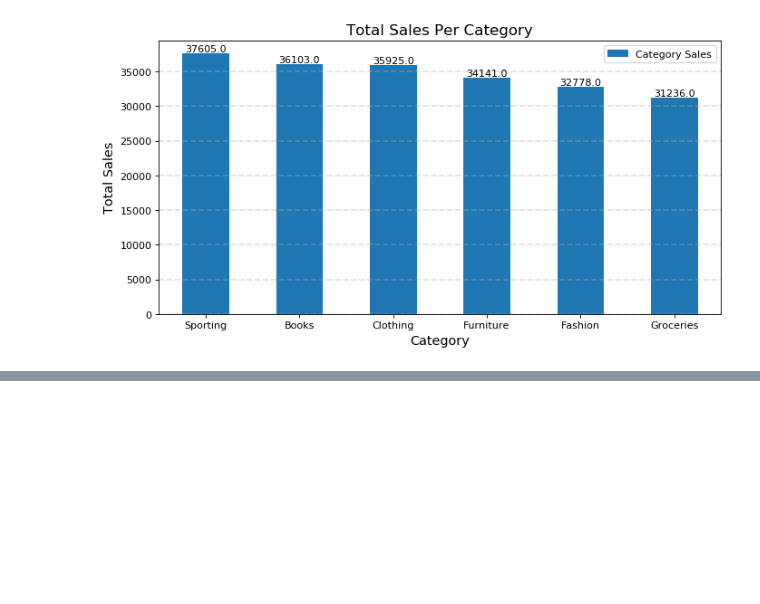
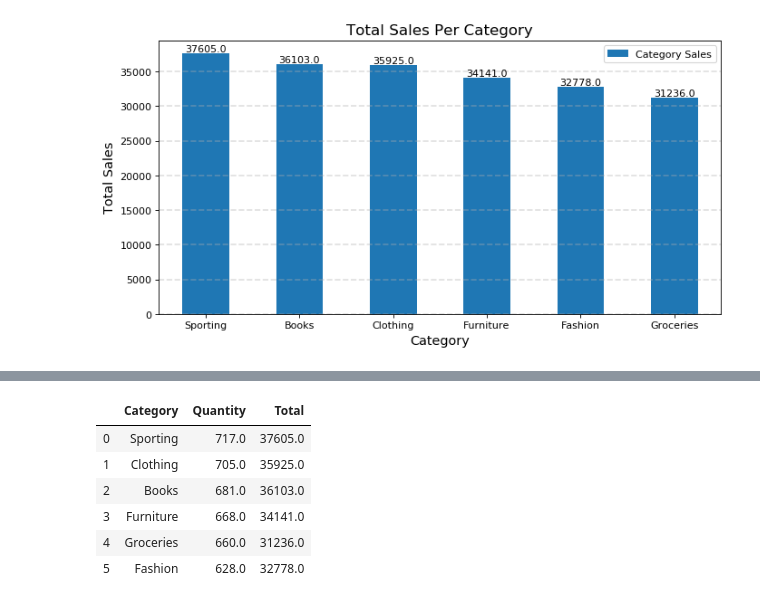
Before and after one commit to FreedomVAce/Supermarket_Analysis, a Jupyter notebook: Supermarket_Analysis.ipynb, the cells around one changed output, grey strips where cells are left out. Saved outputs shown, nothing was run; the diff lists cells and outputs as text; code cells hidden in the pictures; blank space fills up the shorter version.

```diff
--- a/Supermarket_Analysis.ipynb
+++ b/Supermarket_Analysis.ipynb
@@ -340,0 +387,11 @@ plt.show()
+# %%
+combine_data = pd.merge(quantity_category, top_category,on ="Category",how="outer")
+combine_data
+# %% [output]
+|  | Category | Quantity | Total |
+| 0 | Sporting | 717.0 | 37605.0 |
+| 1 | Clothing | 705.0 | 35925.0 |
+| 2 | Books | 681.0 | 36103.0 |
+| 3 | Furniture | 668.0 | 34141.0 |
+| 4 | Groceries | 660.0 | 31236.0 |
+| 5 | Fashion | 628.0 | 32778.0 |
```
Also changed, not shown: parts of 6 cells of this notebook.
